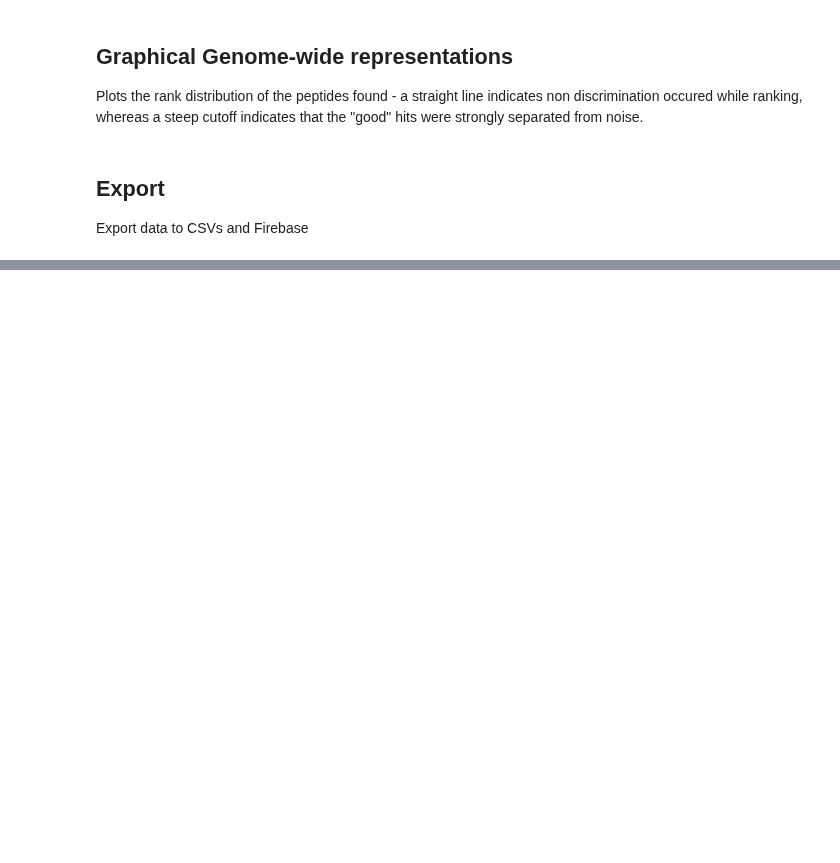
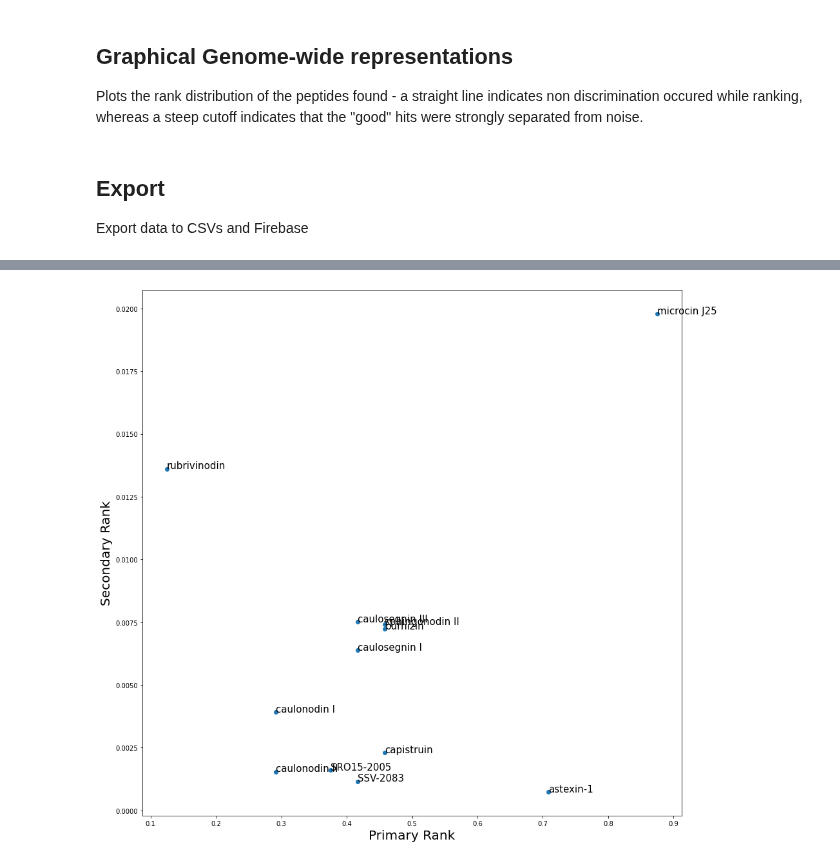
Before and after one commit to nathanalam/lassomining, a Jupyter notebook: Notebook.ipynb, the cells around one changed output, grey strips where cells are left out. Cells and saved outputs as stored; diff of their text form; code cells hidden in the pictures; blank space fills up the shorter version.

```diff
--- a/Notebook.ipynb
+++ b/Notebook.ipynb
@@ -127,6 +162,6 @@ print(distinct_genomes)
 # %%
 import json
-genome = distinct_genomes[0]
+genome = 'Caulobacter segnis'
 c = conn.cursor()
 selection_string = f'SELECT DISTINCT sequence, start, end, overallLength, rank, orf, closestOrfs, secondaryRank FROM lassopeptides WHERE runname is "{config["runName"]}" AND genome is "{genome}"'
 lasso_peptides = []
@@ -284,0 +345,4 @@ export_to_firebase(db_dir=config["database"], run_name=config["runName"], cred_f
+# %%
+
+parse = list(filter(None, real_lasso_text.replace('\n', '	').split('	')))
+parse
@@ -284,0 +396,15 @@ export_to_firebase(db_dir=config["database"], run_name=config["runName"], cred_f
+# %%
+for real_lasso in real_lassos:
+    found_lasso = False
+    for match in matches:
+        if(match["sequence"][-10:] == real_lasso["sequence"][-10:]):
+#             print(f'Found {real_lasso["name"]} in {match["genome"]}')
+#             print(match)
+            real_lasso["secondaryRank"] = match["secondaryRank"]
+            real_lasso["primaryRank"] = match["rank"]
+            found_lasso = True
+
+    if not found_lasso:
+        print(f'Could not find {real_lasso["name"]}')
+        print(real_lasso)
+    print('\n')
@@ -284,0 +420,26 @@ export_to_firebase(db_dir=config["database"], run_name=config["runName"], cred_f
+# %%
+import matplotlib.pyplot as plt
+import numpy as np
+secondaryRank = []
+primaryRank = []
+names = []
+
+for real_lasso in real_lassos:
+    if not "secondaryRank" in real_lasso:
+        continue
+    secondaryRank.append(real_lasso["secondaryRank"])
+    primaryRank.append(real_lasso["primaryRank"])
+    names.append(real_lasso["name"])
+
+fig, ax = plt.subplots()
+ax.scatter(primaryRank, secondaryRank)
+ax.set_xlabel('Primary Rank', fontsize=20)
+ax.set_ylabel('Secondary Rank', fontsize=20)
+
+fig.set_figheight(15)
+fig.set_figwidth(15)
+
+for i, txt in enumerate(names):
+    ax.annotate(txt, (primaryRank[i], secondaryRank[i]), fontsize=15)
+# %% [output]
+[figure, added]
```
Also changed, not shown: parts of 20 cells of this notebook, 1 other file.
